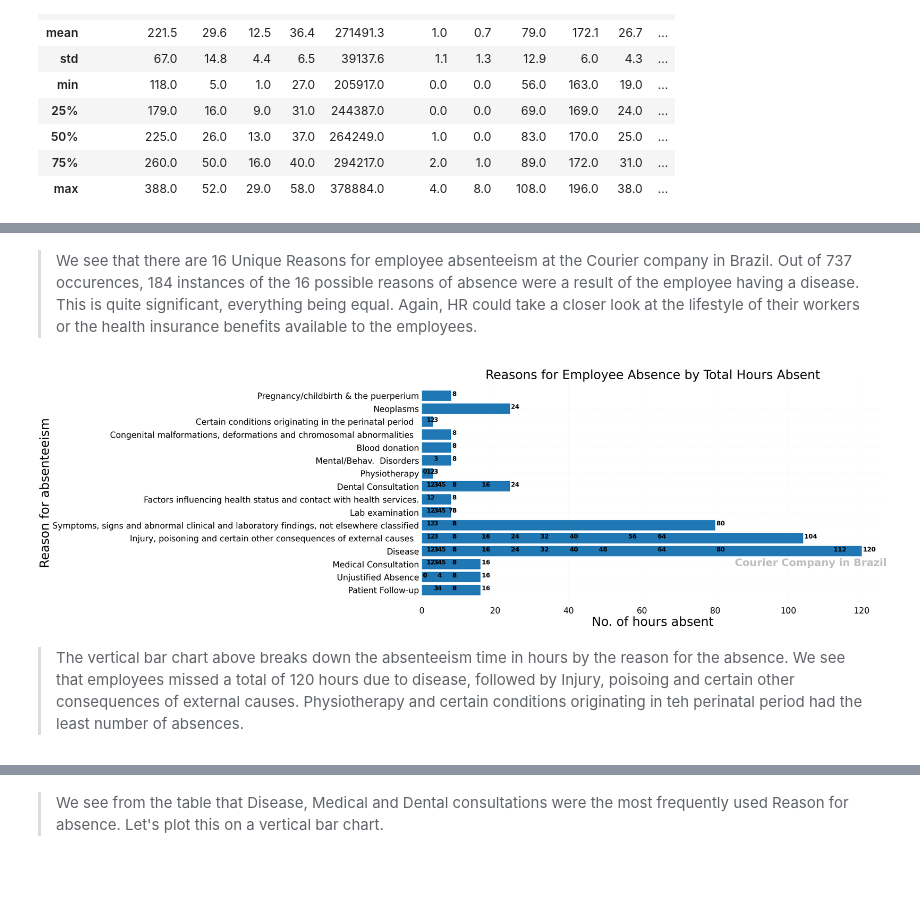
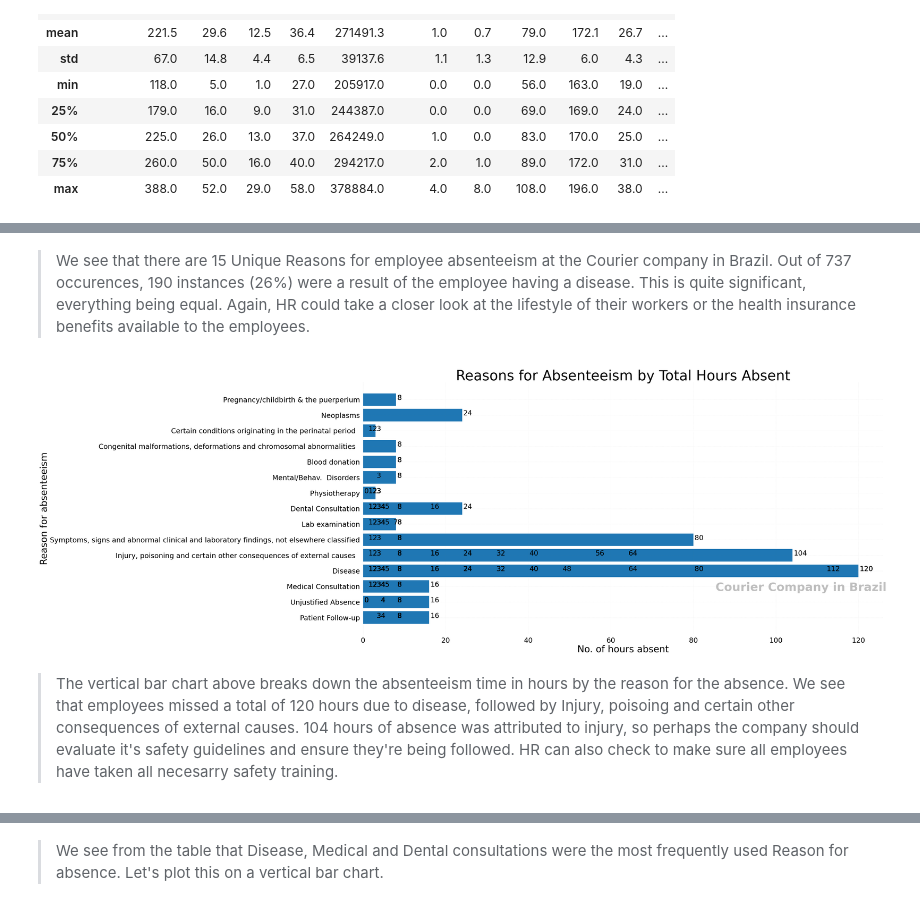
Before and after one commit to jentche/Emmanuel_Python_Lessons, a Jupyter notebook: Final Project/Absenteeism at work.ipynb, the cells around one changed output, grey strips where cells are left out. Drawn from its saved outputs; the diff is of its cells as text; code cells hidden in the pictures; blank space fills up the shorter version.

```diff
--- a/Final Project/Absenteeism at work.ipynb
+++ b/Final Project/Absenteeism at work.ipynb
@@ -201,9 +229,9 @@ freq          184
 Name: Reason, dtype: object
 # %% [markdown]
-> We see that there are 16 Unique Reasons for employee absenteeism at the Courier company in Brazil. Out of 737 occurences, 184 instances of the 16 possible reasons of absence were a result of the employee having a disease. This is quite significant, everything being equal. Again, HR could take a closer look at the lifestyle of their workers or the health insurance benefits available to the employees.
+> We see that there are 15 Unique Reasons for employee absenteeism at the Courier company in Brazil. Out of 737 occurences, 190 instances (26%) were a result of the employee having a disease. This is quite significant, everything being equal. Again, HR could take a closer look at the lifestyle of their workers or the health insurance benefits available to the employees.
 # %%
 # create function to plot bar graphs
-def plot_barh(x=None, y=None, figsize =(40, 40)):
+def plot_barh(x=None, y=None, figsize =(50, 50)):
     fig, ax = plt.subplots(figsize =(40,20))
 
 # horizontal bar plot
@@ -235,9 +263,10 @@ def plot_barh(x=None, y=None, figsize =(40, 40)):
              ha = "left", va = "bottom", alpha = 0.5)
 
     # add annotations to bars
+    # add space to move the number just off of the bar
 #     for i in ax.patches:
-#         ax.text(i.get_width() , i.get_y(), add space to move the number just off of the bar
-#             ha = "center" aligns bottom of text with value on vertical axis
+#         ax.text(i.get_width() , i.get_y(),
+#             ha = "center" #aligns bottom of text with value on vertical axis
 #              " " + str(round((i.get_width()), 2)), va = "bottom",
 #              fontsize = 30, fontweight ="bold", color = "black")
 
@@ -246,7 +275,9 @@ def plot_barh(x=None, y=None, figsize =(40, 40)):
         plt.text(i.get_width() + 0.3,
                  i.get_y() + 0.38,
                  str(round((i.get_width()), 2)),
-                 fontsize = 30, fontweight ="bold", color = "black")
+                 fontsize = 30, fontweight ="light", color = "black")
+
+
 
     #invert for largest on top
     ax.invert_yaxis()
@@ -257,33 +288,32 @@ def plot_barh(x=None, y=None, figsize =(40, 40)):
 # %%
 # df = pd.DataFrame(data)
 # x = df["Reason"]
 # y = df["AT"]
 
 x = data["Reason"]
 y = data["AT"]
 
 
 # update default fontsize
-plt.rcParams.update({"font.size": 40})
+plt.rcParams.update({"font.size": 30})
 
 # plot graph by calling function
 plot_barh(x, y)
 
 # add plot title
-plt.title("Reasons for Employee Absence by Total Hours Absent", fontsize = 60)
+plt.title("Reasons for Absenteeism by Total Hours Absent", fontsize = 60)
 
 # add labels for x and y axis
-plt.ylabel("Reason for absenteeism", fontsize = 60)
-plt.xlabel("No. of hours absent", fontsize = 60)
-
+plt.ylabel("Reason for absenteeism", fontsize = 40)
+plt.xlabel("No. of hours absent", fontsize = 40)
 
 #show plot
 plt.show()
 plt.close()
 # %% [output]
-[figure, old version]
+[figure, new version]
 # %% [markdown]
-> The vertical bar chart above breaks down the absenteeism time in hours by the reason for the absence. We see that employees missed a total of 120 hours due to disease, followed by Injury, poisoing and certain other consequences of external causes. Physiotherapy and certain conditions originating in teh perinatal period had the least number of absences.
+> The vertical bar chart above breaks down the absenteeism time in hours by the reason for the absence. We see that employees missed a total of 120 hours due to disease, followed by Injury, poisoing and certain other consequences of external causes. 104 hours of absence was attributed to injury, so perhaps the company should evaluate it's safety guidelines and ensure they're being followed. HR can also check to make sure all employees have taken all necesarry safety training.
 # %%
 # number of occurence for each Reason that resulted in employee absence
 data["Reason"].value_counts()
```
Also changed, not shown: parts of 19 cells of this notebook.
